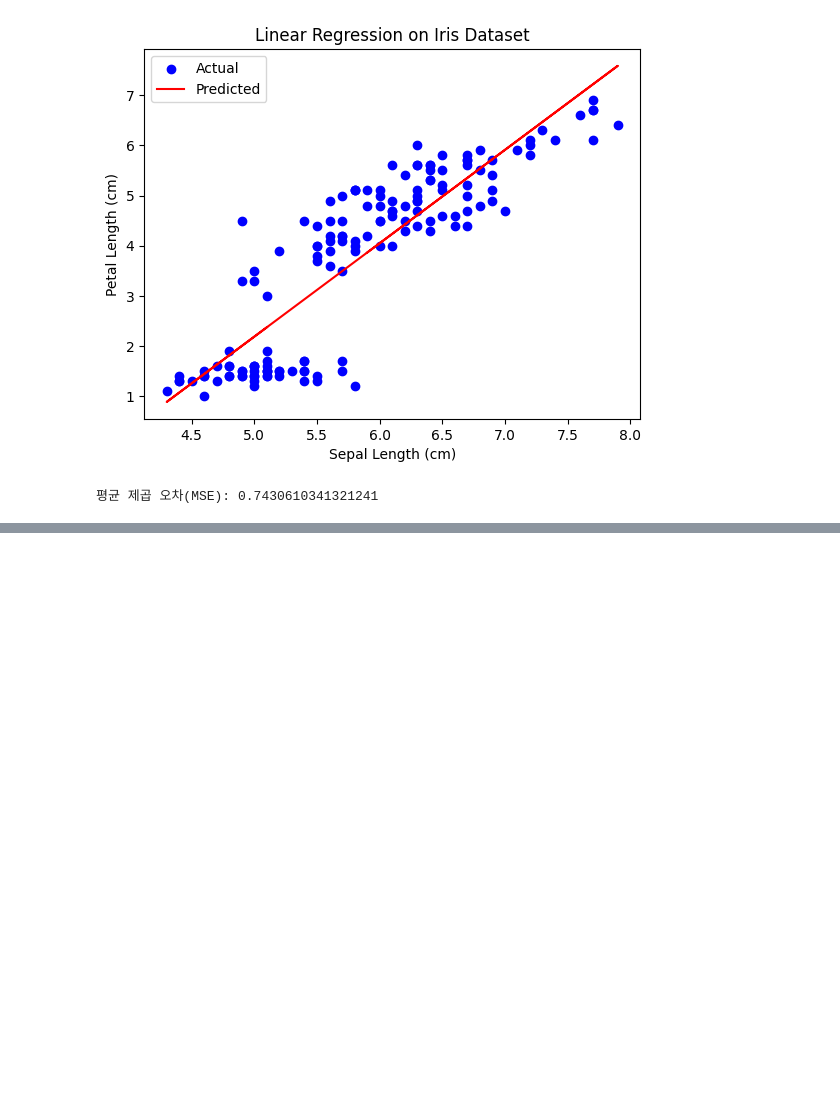
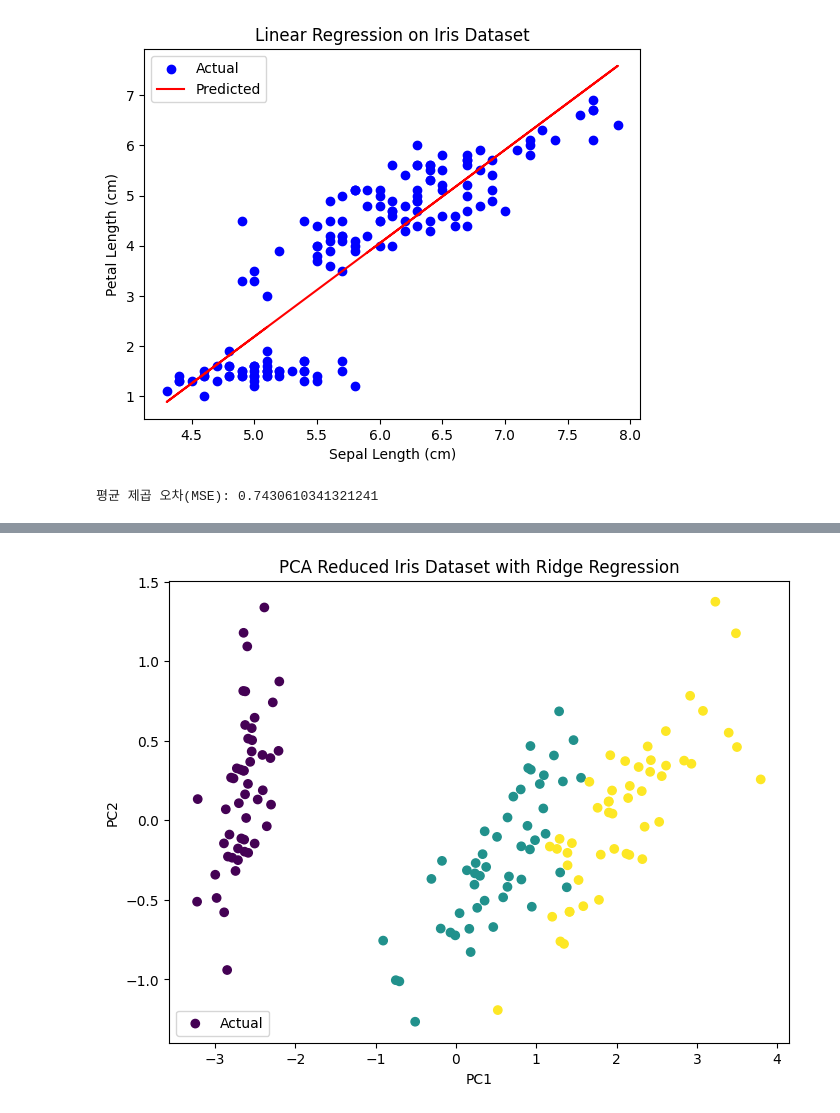
Before and after one commit to entelecheia/aibasics, a Jupyter notebook: book/week05/lab.ipynb, the cells around one changed output, grey strips where cells are left out. Drawn from its saved outputs; the diff is of its cells as text; code cells hidden in the pictures; blank space fills up the shorter version.

```diff
--- a/book/week05/lab.ipynb
+++ b/book/week05/lab.ipynb
@@ -266,0 +395,24 @@ print("평균 제곱 오차(MSE):", mse)
+# %%
+from sklearn.decomposition import PCA
+from sklearn.linear_model import Ridge
+
+# PCA를 사용한 차원 축소
+pca = PCA(n_components=2)  # 주성분을 2개로 설정
+X_reduced = pca.fit_transform(iris.data)
+
+# 정규화를 적용한 리지 회귀 모델 생성 및 학습
+ridge_model = Ridge(alpha=1.0)
+ridge_model.fit(X_reduced, iris.target)
+
+# PCA 축소된 데이터와 리지 회귀 모델의 예측 시각화
+plt.figure(figsize=(8, 6))
+plt.scatter(
+    X_reduced[:, 0], X_reduced[:, 1], c=iris.target, cmap="viridis", label="Actual"
+)
+plt.xlabel("PC1")
+plt.ylabel("PC2")
+plt.title("PCA Reduced Iris Dataset with Ridge Regression")
+plt.legend()
+plt.show()
+# %% [output]
+[figure, added]
```
Also changed, not shown: parts of 9 cells of this notebook, 1 other file.
